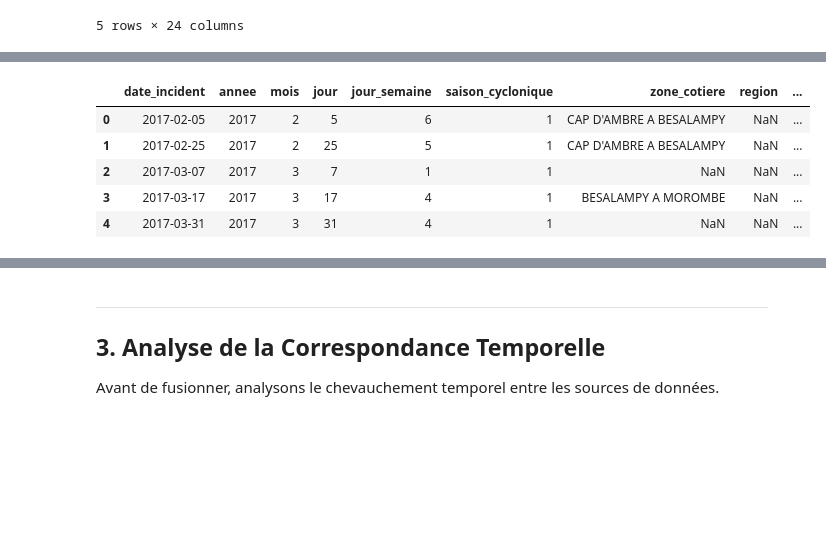
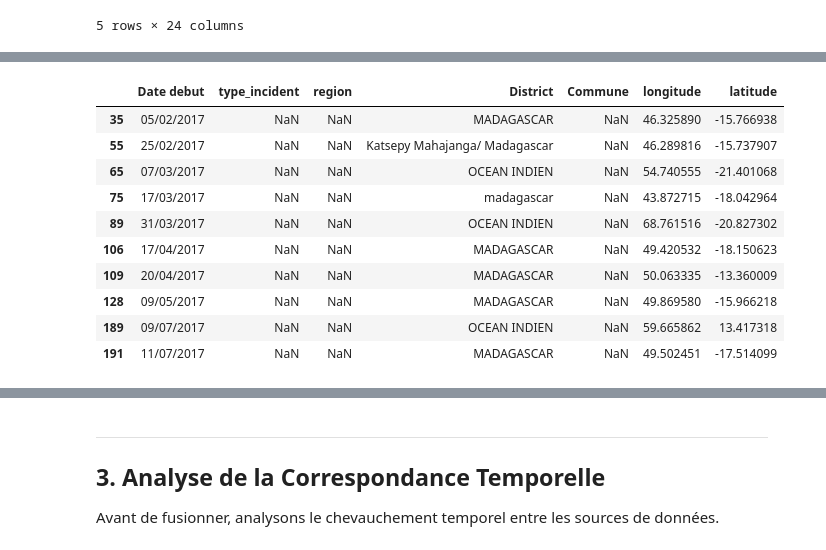
Before and after one commit to Henintsoaaa/cfim, a Jupyter notebook: final/notebook/2.3_creation_dataset_entrainement.ipynb, the cells around one changed output, grey strips where cells are left out. Cells and saved outputs as stored; diff of their text form; code cells hidden in the pictures; blank space fills up the shorter version.

```diff
--- a/final/notebook/2.3_creation_dataset_entrainement.ipynb
+++ b/final/notebook/2.3_creation_dataset_entrainement.ipynb
@@ -56,49 +56,46 @@ display(df_meteo.head())
 | 4 | 06/09/2019 | MOROMBE A CAP SAINTE MARIE | 20/25 kt atteignant 30/35 kt entr... | Non spécifié | Temps partiellement nuageux | 20.0 | 25.0 | 35.0 | ... |
 5 rows × 24 columns
 # %%
-# Charger les données d'incidents géocodés
+# Charger les données d'incidents - VERSION CORRIGÉE
 print("📂 CHARGEMENT DES DONNÉES D'INCIDENTS")
 print("=" * 60)
 
-incidents_file = os.path.join(FINAL_PATH, 'incidents_geocodes.csv')
+# TOUJOURS charger les données brutes pour avoir TOUS les incidents
+df_incidents_raw = pd.read_csv(os.path.join(BASE_PATH, 'csv', 'incidents_maritimes_complets_2017_2022.csv'))
 
-if os.path.exists(incidents_file):
-    df_incidents = pd.read_csv(incidents_file)
-    print(f"\n✅ Fichier d'incidents géocodés trouvé")
-else:
-    # Charger les données brutes et les traiter
-    print("\n⚠️ Fichier incidents_geocodes.csv non trouvé")
-    print("   Chargement des données brutes...")
-    df_incidents_raw = pd.read_csv(os.path.join(BASE_PATH, 'csv', 'incidents_maritimes_complets_2017_2022.csv'))
+print(f"\n📊 Données brutes: {len(df_incidents_raw)} lignes")
 
-    # Filtrer les vrais incidents
-    df_incidents = df_incidents_raw[~df_incidents_raw['description'].str.contains('Aucun incident', na=True)].copy()
+# Filtrer les VRAIS incidents (exclure "Aucun incident maritime")
+df_incidents = df_incidents_raw[
+    ~df_incidents_raw['description'].str.contains('Aucun incident', na=False, case=False)
+].copy()
 
-    # Parser la date
-    df_incidents['date_incident'] = pd.to_datetime(df_incidents['Date debut'], format='%d/%m/%Y', errors='coerce')
+print(f"✅ VRAIS incidents identifiés: {len(df_incidents)}")
 
-    # Renommer les colonnes
-    df_incidents.rename(columns={
-        'Types': 'type_incident',
-        'Region': 'region'
-    }, inplace=True)
+# Parser la date
+df_incidents['date_incident'] = pd.to_datetime(df_incidents['Date debut'], format='%d/%m/%Y', errors='coerce')
 
-    # Note: zone_cotiere sera assignée plus tard si nécessaire
-    df_incidents['zone_cotiere'] = None
+# Renommer les colonnes pour cohérence
+df_incidents.rename(columns={
+    'Types': 'type_incident',
+    'Region': 'region',
+    'Longitude': 'longitude',
+    'Latitude': 'latitude'
+}, inplace=True)
 
-print(f"\n📊 Dimensions: {df_incidents.shape}")
-print(f"📋 Colonnes: {list(df_incidents.columns)}")
+# Vérifier les coordonnées disponibles
+has_coords = df_incidents['longitude'].notna() & df_incidents['latitude'].notna()
+print(f"\n📍 Incidents avec coordonnées GPS: {has_coords.sum()} / {len(df_incidents)}")
 
-# Parser la date si besoin
-if 'date_incident' not in df_incidents.columns:
-    df_incidents['date_incident'] = pd.to_datetime(df_incidents['Date debut'], format='%d/%m/%Y', errors='coerce')
-else:
-    df_incidents['date_incident'] = pd.to_datetime(df_incidents['date_incident'])
+# Aperçu
+print(f"\n📋 Colonnes: {list(df_incidents.columns)}")
+print(f"📅 Période: {df_incidents['date_incident'].min().date()} à {df_incidents['date_incident'].max().date()}")
 
-print(f"\n📅 Période: {df_incidents['date_incident'].min().date()} à {df_incidents['date_incident'].max().date()}")
-print(f"📍 Incidents avec zone: {df_incidents['zone_cotiere'].notna().sum()} / {len(df_incidents)}")
+if len(df_incidents) > 0:
+    print(f"\n🏷️ Types d'incidents (top 5):")
+    print(df_incidents['type_incident'].value_counts().head())
 
-display(df_incidents.head())
+display(df_incidents[['Date debut', 'type_incident', 'region', 'District', 'Commune', 'longitude', 'latitude']].head(10))
 # %% [output]
 📂 CHARGEMENT DES DONNÉES D'INCIDENTS
 ============================================================
@@ -113,9 +119,14 @@ display(df_incidents.head())
-|  | date_incident | annee | mois | jour | jour_semaine | saison_cyclonique | zone_cotiere | region | ... |
-| 0 | 2017-02-05 | 2017 | 2 | 5 | 6 | 1 | CAP D'AMBRE A BESALAMPY | NaN | ... |
-| 1 | 2017-02-25 | 2017 | 2 | 25 | 5 | 1 | CAP D'AMBRE A BESALAMPY | NaN | ... |
-| 2 | 2017-03-07 | 2017 | 3 | 7 | 1 | 1 | NaN | NaN | ... |
-| 3 | 2017-03-17 | 2017 | 3 | 17 | 4 | 1 | BESALAMPY A MOROMBE | NaN | ... |
-| 4 | 2017-03-31 | 2017 | 3 | 31 | 4 | 1 | NaN | NaN | ... |
+|  | Date debut | type_incident | region | District | Commune | longitude | latitude |
+| 35 | 05/02/2017 | NaN | NaN | MADAGASCAR | NaN | 46.325890 | -15.766938 |
+| 55 | 25/02/2017 | NaN | NaN | Katsepy Mahajanga/ Madagascar | NaN | 46.289816 | -15.737907 |
+| 65 | 07/03/2017 | NaN | NaN | OCEAN INDIEN | NaN | 54.740555 | -21.401068 |
+| 75 | 17/03/2017 | NaN | NaN | madagascar | NaN | 43.872715 | -18.042964 |
+| 89 | 31/03/2017 | NaN | NaN | OCEAN INDIEN | NaN | 68.761516 | -20.827302 |
+| 106 | 17/04/2017 | NaN | NaN | MADAGASCAR | NaN | 49.420532 | -18.150623 |
+| 109 | 20/04/2017 | NaN | NaN | MADAGASCAR | NaN | 50.063335 | -13.360009 |
+| 128 | 09/05/2017 | NaN | NaN | MADAGASCAR | NaN | 49.869580 | -15.966218 |
+| 189 | 09/07/2017 | NaN | NaN | OCEAN INDIEN | NaN | 59.665862 | 13.417318 |
+| 191 | 11/07/2017 | NaN | NaN | MADAGASCAR | NaN | 49.502451 | -17.514099 |
 # %%
 # Charger les données satellites (optionnel)
 print("📂 CHARGEMENT DES DONNÉES SATELLITES (OPTIONNEL)")
```
Also changed, not shown: parts of 13 cells of this notebook, 9 other files.
